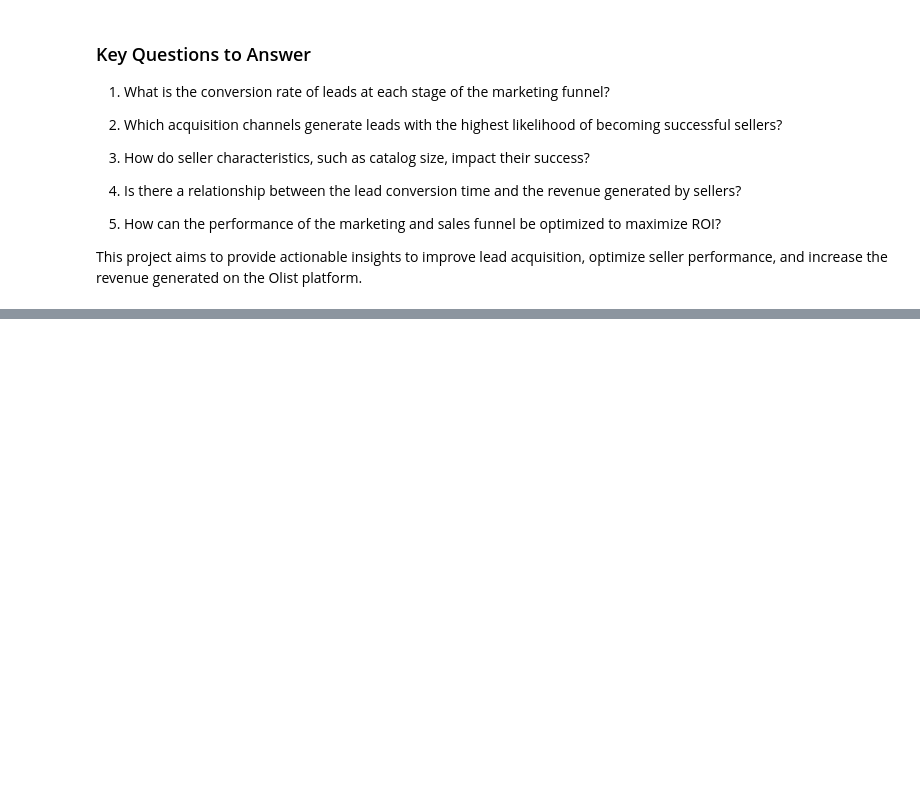
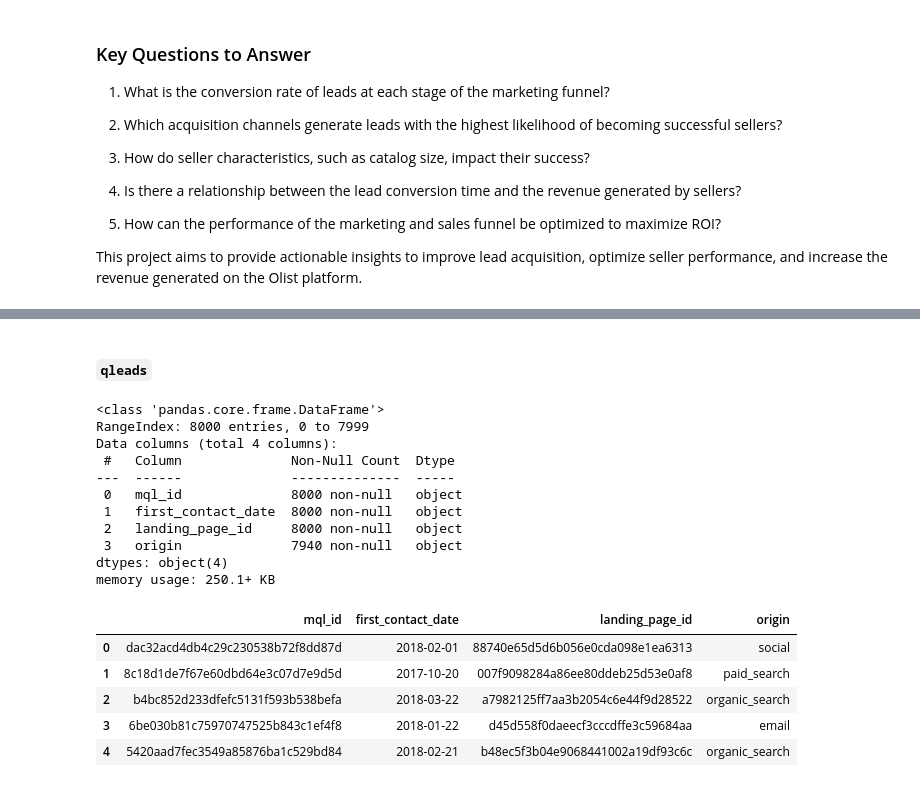
Before and after one commit to fer78/BI-Data-Analyst-Final-Portfolio-Project, a Jupyter notebook: BI-Data-Analyst-Final-Porfolio-Project.ipynb, the cells around one changed output, grey strips where cells are left out. Drawn from its saved outputs; the diff is of its cells as text; code cells hidden in the pictures; blank space fills up the shorter version.

```diff
--- a/BI-Data-Analyst-Final-Porfolio-Project.ipynb
+++ b/BI-Data-Analyst-Final-Porfolio-Project.ipynb
@@ -33,0 +162,23 @@ This project aims to provide actionable insights to improve lead acquisition, op
+# %% [markdown]
+#### `qleads`
+# %%
+qleads.info()
+qleads.head()
+# %% [output]
+<class 'pandas.core.frame.DataFrame'>
+RangeIndex: 8000 entries, 0 to 7999
+Data columns (total 4 columns):
+ #   Column              Non-Null Count  Dtype
+---  ------              --------------  -----
+ 0   mql_id              8000 non-null   object
+ 1   first_contact_date  8000 non-null   object
+ 2   landing_page_id     8000 non-null   object
+ 3   origin              7940 non-null   object
+dtypes: object(4)
+memory usage: 250.1+ KB
+|  | mql_id | first_contact_date | landing_page_id | origin |
+| 0 | dac32acd4db4c29c230538b72f8dd87d | 2018-02-01 | 88740e65d5d6b056e0cda098e1ea6313 | social |
+| 1 | 8c18d1de7f67e60dbd64e3c07d7e9d5d | 2017-10-20 | 007f9098284a86ee80ddeb25d53e0af8 | paid_search |
+| 2 | b4bc852d233dfefc5131f593b538befa | 2018-03-22 | a7982125ff7aa3b2054c6e44f9d28522 | organic_search |
+| 3 | 6be030b81c75970747525b843c1ef4f8 | 2018-01-22 | d45d558f0daeecf3cccdffe3c59684aa | email |
+| 4 | 5420aad7fec3549a85876ba1c529bd84 | 2018-02-21 | b48ec5f3b04e9068441002a19df93c6c | organic_search |
```
Also changed, not shown: parts of 25 cells of this notebook, 2 other files.
